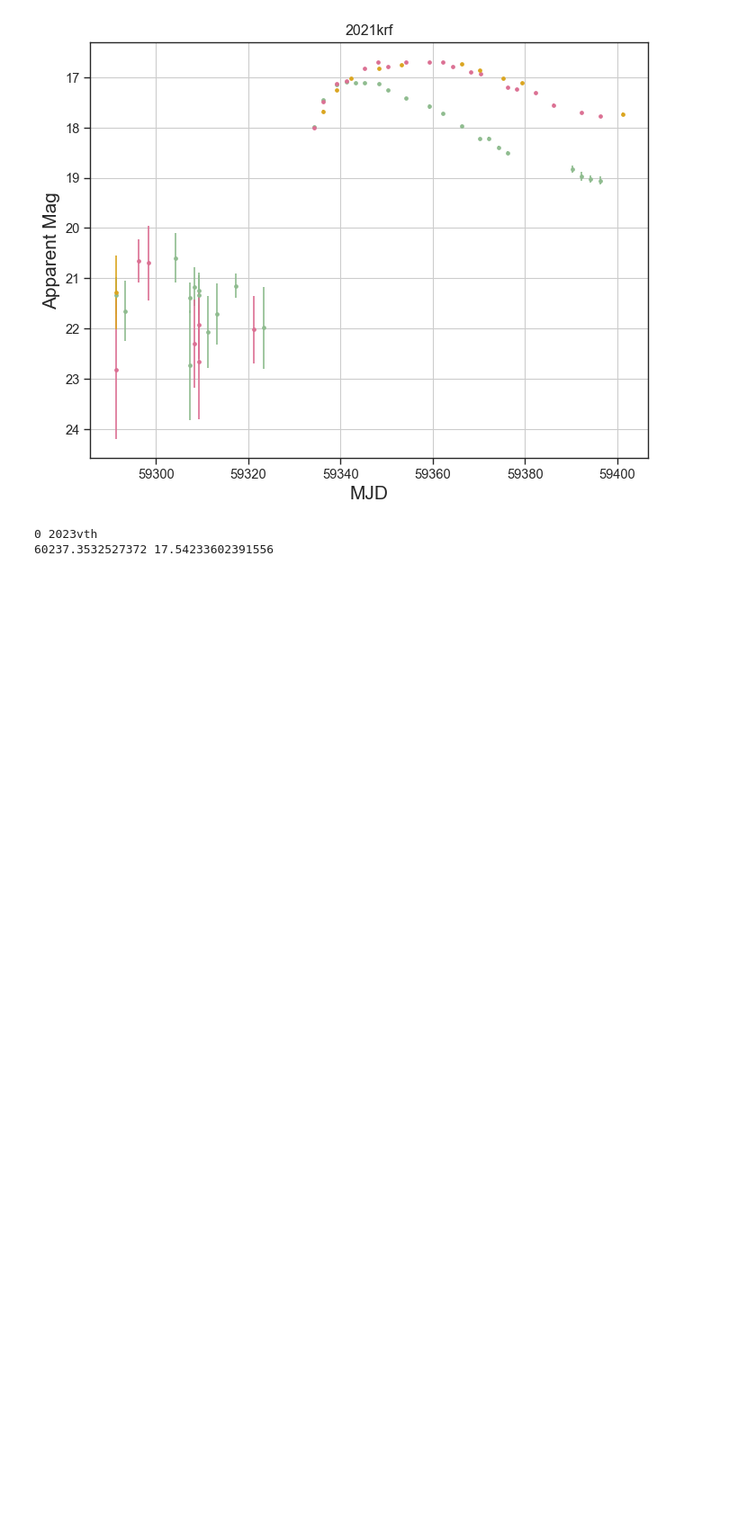
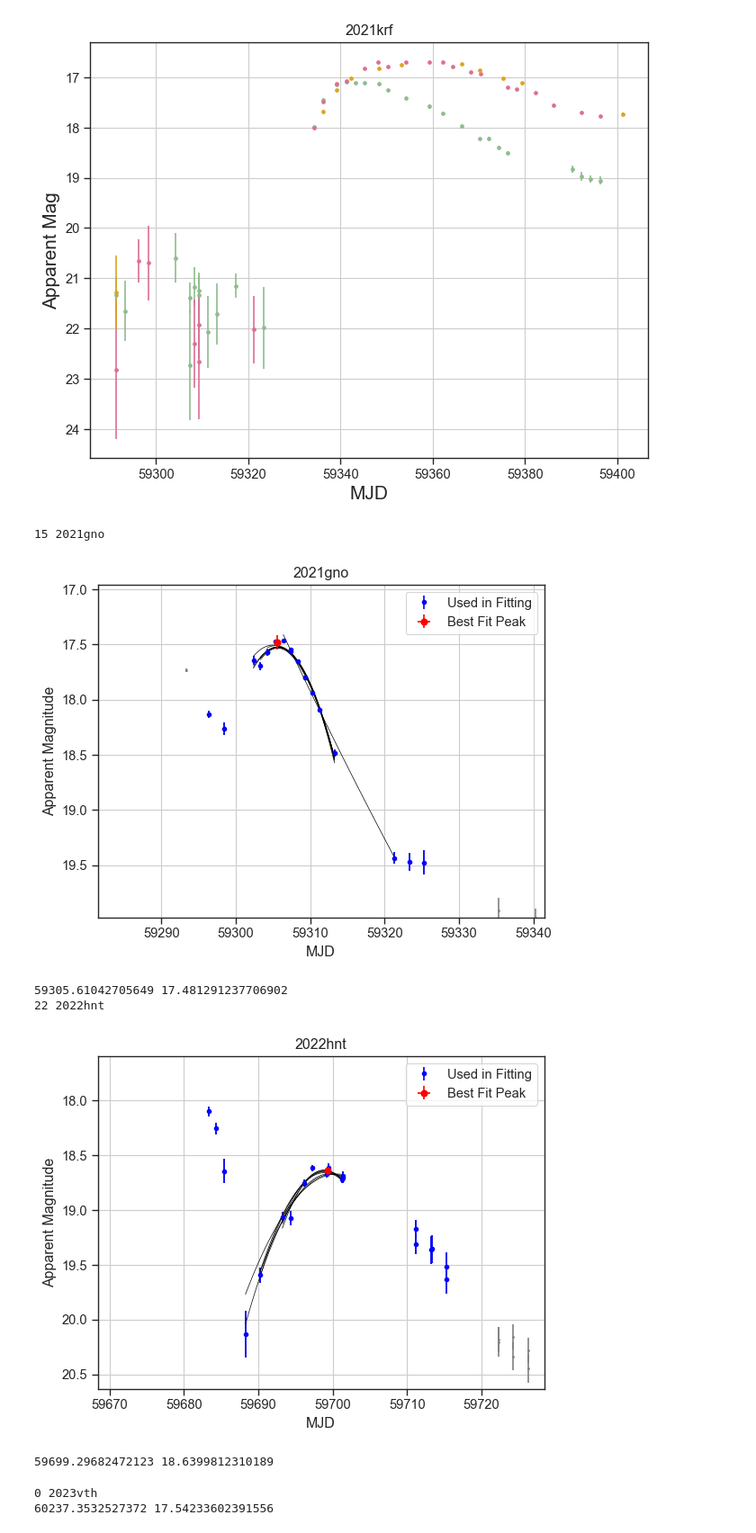
Before and after one commit to aec3675/multi-modal-multi-peaks, a Jupyter notebook: adrian/ztf_lc_work.ipynb, the cells around one changed output. Shown at 90% size. Cells and saved outputs as stored; diff of their text form; code cells hidden in the pictures; blank space fills up the shorter version.

```diff
--- a/adrian/ztf_lc_work.ipynb
+++ b/adrian/ztf_lc_work.ipynb
@@ -548,14 +571,21 @@ fit_max(lc_dfs_ic, sn_names_ic, savefile, plot=False, first_fit=False,
 # %%
 #fitting max of LC for IIb
 
 savefile = './ztf_fp_data/peak_fit_iib.txt'
 
-# refit_g_inds = []
+refit_g_inds = [15,22]
 # refit_r_inds = []
 
-fit_max(lc_dfs_iib, sn_names_iib, savefile, plot=False, first_fit=False,
-        refit_r=False, refit_g=False, inds_to_fit=[],
-        save2file=False, window=15) #window = 15 for first fit
+fit_max(lc_dfs_iib, sn_names_iib, savefile, plot=True, first_fit=False,
+        refit_r=False, refit_g=True, inds_to_fit=refit_g_inds,
+        save2file=True, window=17) #window = 15 for first fit
+# %% [output]
+15 2021gno
+[figure, added]
+59305.61042705649 17.481291237706902
+22 2022hnt
+[figure, added]
+59699.29682472123 18.6399812310189
 # %%
 #fitting max of LC for IIn
 
```
Also changed, not shown: parts of 12 cells of this notebook, 15 other files.
